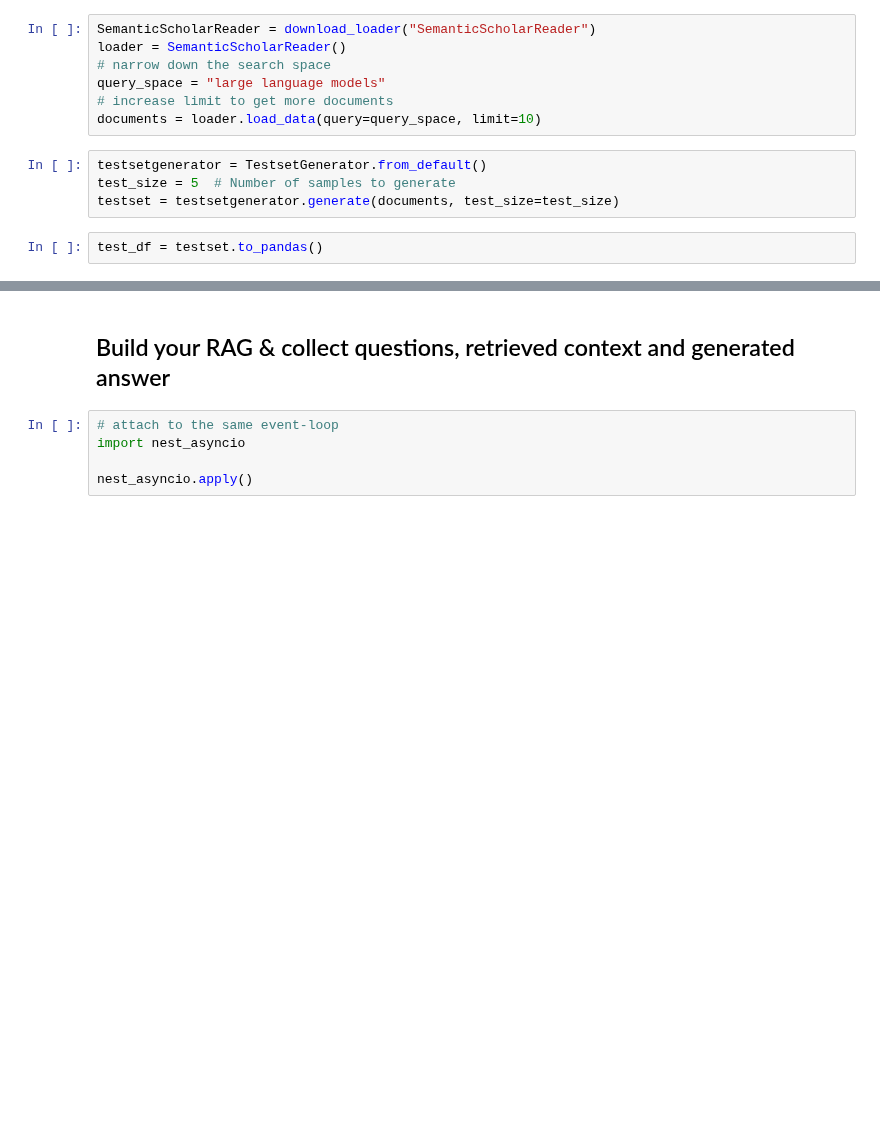
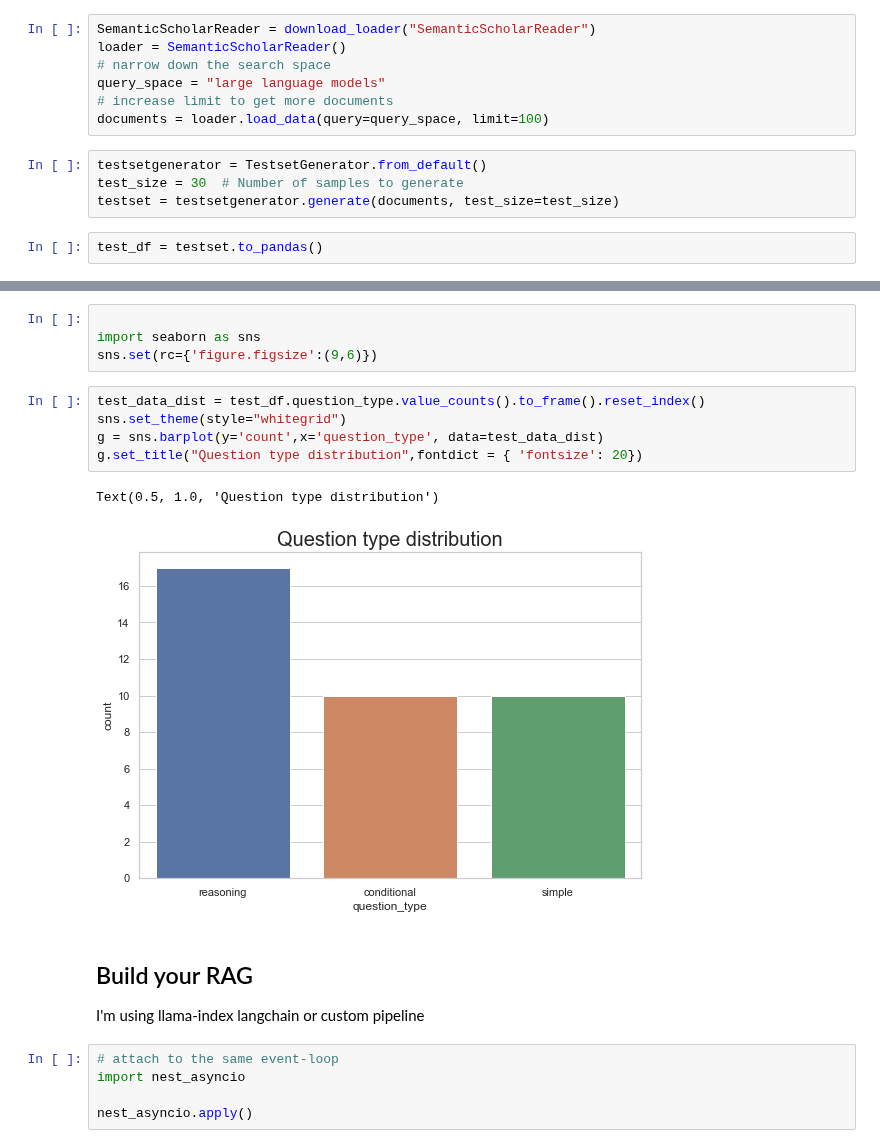
Before and after one commit to explodinggradients/ragas, a Jupyter notebook: docs/OpenAIEmbeddings vs FlagEmbeddings.ipynb, the cells around one changed output, grey strips where cells are left out. Cells and saved outputs as stored; diff of their text form; blank space fills up the shorter version.

```diff
--- a/docs/OpenAIEmbeddings vs FlagEmbeddings.ipynb
+++ b/docs/OpenAIEmbeddings vs FlagEmbeddings.ipynb
@@ -11,10 +46,10 @@ loader = SemanticScholarReader()
 # narrow down the search space
 query_space = "large language models"
 # increase limit to get more documents
-documents = loader.load_data(query=query_space, limit=10)
+documents = loader.load_data(query=query_space, limit=100)
 # %%
 testsetgenerator = TestsetGenerator.from_default()
-test_size = 5  # Number of samples to generate
+test_size = 30  # Number of samples to generate
 testset = testsetgenerator.generate(documents, test_size=test_size)
 # %%
 test_df = testset.to_pandas()
@@ -30,5 +65,21 @@ test_df
+# %%
+
+import seaborn as sns
+sns.set(rc={'figure.figsize':(9,6)})
+# %%
+test_data_dist = test_df.question_type.value_counts().to_frame().reset_index()
+sns.set_theme(style="whitegrid")
+g = sns.barplot(y='count',x='question_type', data=test_data_dist)
+g.set_title("Question type distribution",fontdict = { 'fontsize': 20})
+# %% [output]
+Text(0.5, 1.0, 'Question type distribution')
+[figure, added]
 # %% [markdown]
-## Build your RAG & collect questions, retrieved context and generated answer
+## Build your RAG  <a id='3'></a>
+
+I'm using llama-index
+langchain
+or custom pipeline
 # %%
 # attach to the same event-loop
 import nest_asyncio
```
Also changed, not shown: parts of 27 cells of this notebook.
